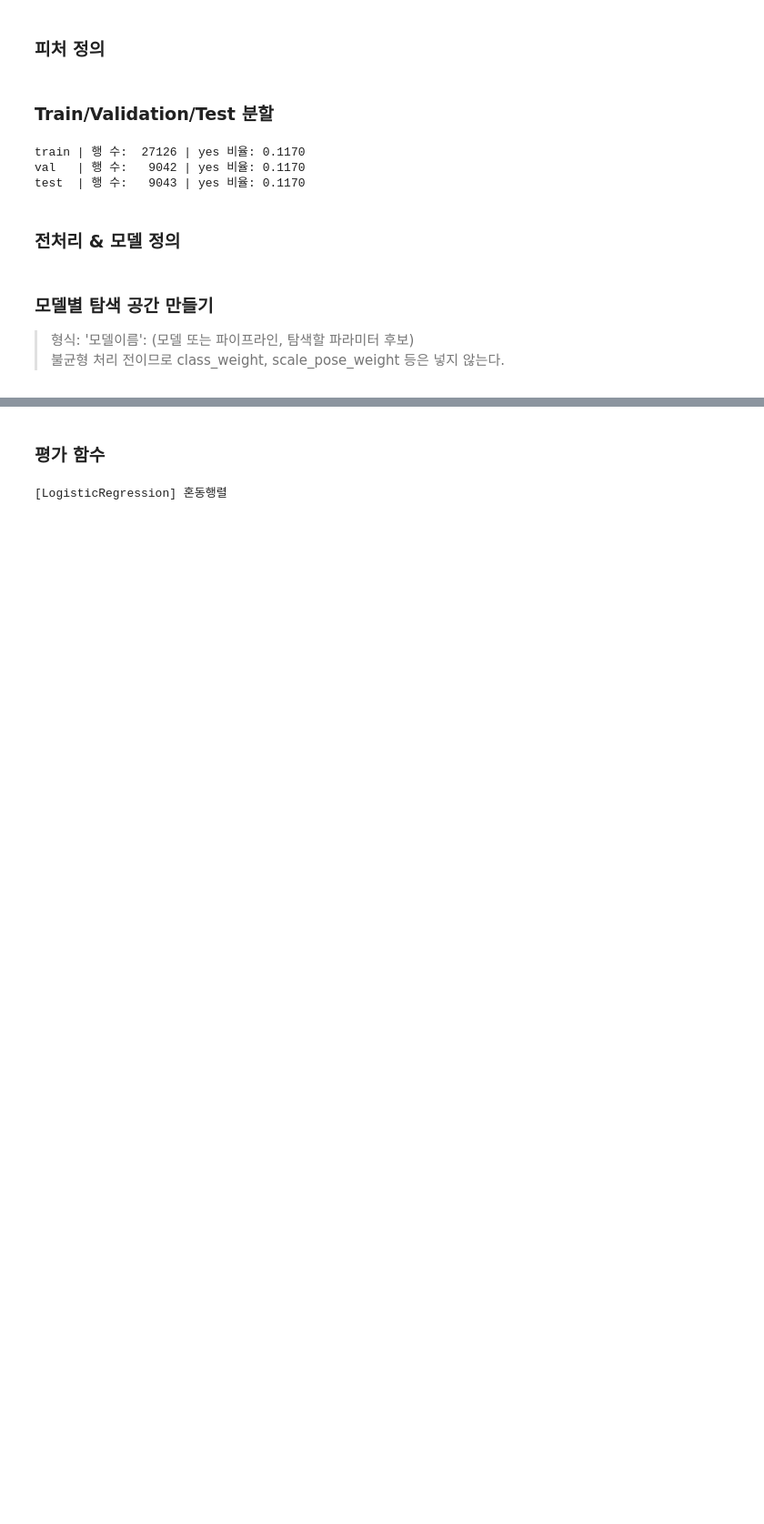
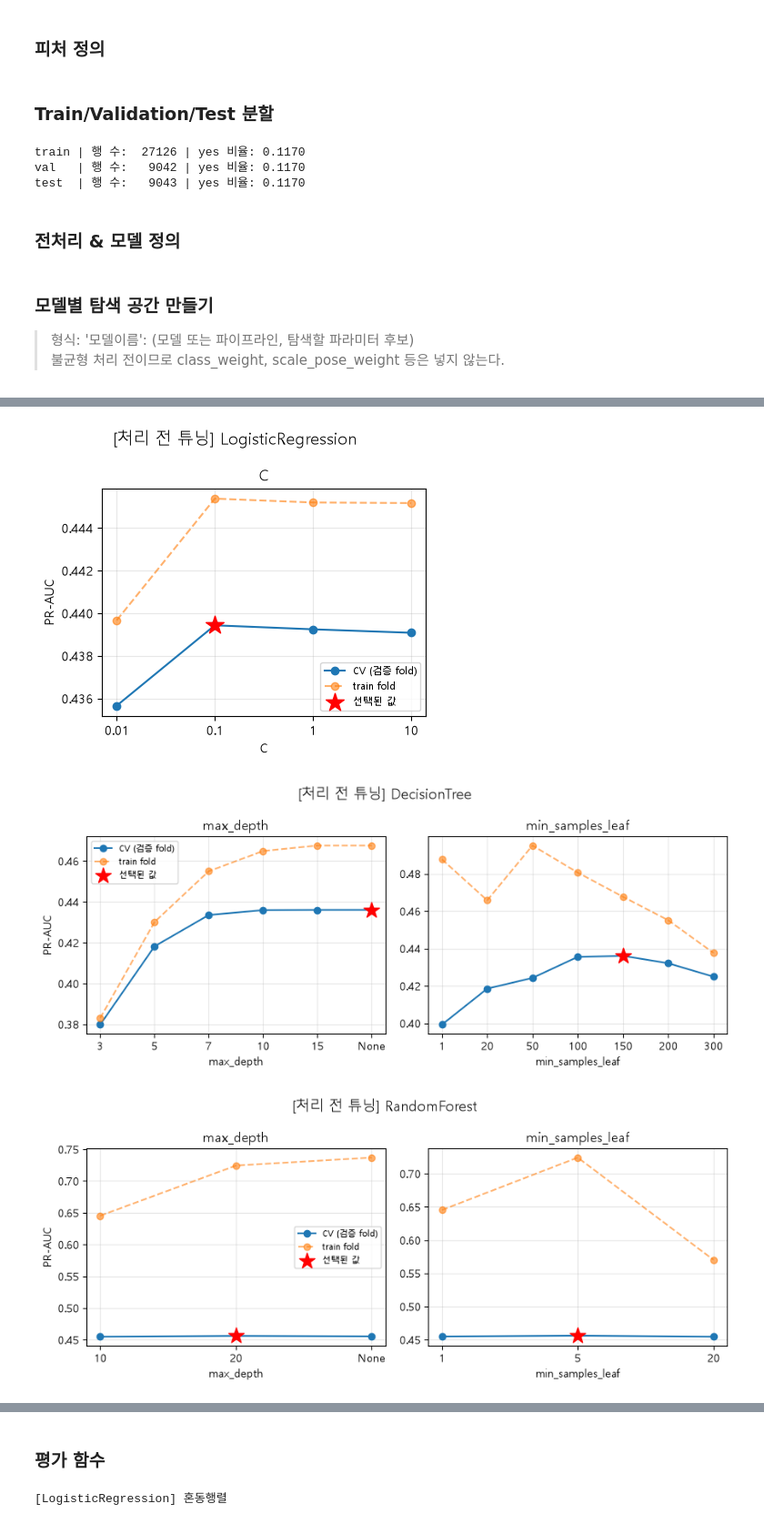
Before and after one commit to kant-deposit-project/deposit_project, a Jupyter notebook: 모델 생성.ipynb, the cells around one changed output, grey strips where cells are left out. Shown at 91% size. Cells and saved outputs as stored; diff of their text form; code cells hidden in the pictures; blank space fills up the shorter version.

```diff
--- a/모델 생성.ipynb
+++ b/모델 생성.ipynb
@@ -241,0 +266,20 @@ KeyboardInterrupt:
+# %%
+def clean_name(param):
+    """'clf__max_depth' → 'max_depth' (Pipeline 단계 이름 제거)"""
+    return param.replace("clf__", "")
+
+
+rows = []
+for name, search in base_searches.items():
+    for p, values in search.param_grid.items():
+        rows.append({
+            "모델": name,
+            "파라미터": clean_name(p),
+            "탐색한 값": ", ".join(str(v) for v in values),   # search_space에 넣었던 후보들
+            "선택된 값": search.best_params_[p],              # CV PR-AUC가 가장 높았던 값
+            "조합 수": len(search.cv_results_["params"]),     # 이 모델에서 시험한 전체 조합 수
+            "최적 CV PR-AUC": round(search.best_score_, 4),
+        })
+
+print("[처리 전 튜닝: 탐색한 값과 선택된 값]")
+display(pd.DataFrame(rows).set_index(["모델", "파라미터"]))
@@ -241,0 +299,50 @@ KeyboardInterrupt:
+# %%
+def plot_param_effect(search, title):
+    """파라미터 값에 따라 CV PR-AUC가 어떻게 변하는지 파라미터마다 그래프 1개씩"""
+    res = pd.DataFrame(search.cv_results_)
+    grid = search.param_grid
+    params = list(grid.keys())
+
+    fig, axes = plt.subplots(1, len(params), figsize=(4.5 * len(params), 3.8), squeeze=False)
+
+    for ax, p in zip(axes[0], params):
+        labels = [str(v) for v in grid[p]]          # x축 라벨 (None도 'None'으로 표시)
+        # 각 조합에서 이 파라미터가 어떤 값이었는지 (문자열로 통일해서 비교)
+        col = pd.Series([str(d[p]) for d in search.cv_results_["params"]])
+
+        # 값마다 '다른 파라미터를 가장 좋게 맞췄을 때'의 점수
+        # → 이 값을 골랐을 때 도달할 수 있는 최고 성능
+        test_best, train_at = [], []
+        for v in labels:
+            mask = (col == v).values
+            best_idx = res.loc[mask, "mean_test_score"].idxmax()   # 그 값 중 CV가 가장 높은 조합
+            test_best.append(res.loc[best_idx, "mean_test_score"])
+            train_at.append(res.loc[best_idx, "mean_train_score"])  # 같은 조합의 train fold 점수
+
+        x = np.arange(len(labels))
+        ax.plot(x, test_best, marker="o", label="CV (검증 fold)")
+        ax.plot(x, train_at, marker="o", ls="--", alpha=0.6, label="train fold")
+
+        # 최종 선택된 값을 빨간 별로 표시
+        bi = labels.index(str(search.best_params_[p]))
+        ax.scatter(bi, test_best[bi], s=220, marker="*", color="red", zorder=5, label="선택된 값")
+
+        ax.set_xticks(x)
+        ax.set_xticklabels(labels)
+        ax.set_xlabel(clean_name(p))
+        ax.set_title(clean_name(p))
+        ax.grid(alpha=0.3)
+
+    axes[0][0].set_ylabel("PR-AUC")
+    axes[0][0].legend(fontsize=8)
+    fig.suptitle(title, fontsize=13)
+    fig.tight_layout()
+    plt.show()
+
+
+for name, search in base_searches.items():
+    plot_param_effect(search, f"[처리 전 튜닝] {name}")
+# %% [output]
+[figure, added]
+[figure, added]
+[figure, added]
```
Also changed, not shown: parts of 33 cells of this notebook, 1 other file.
